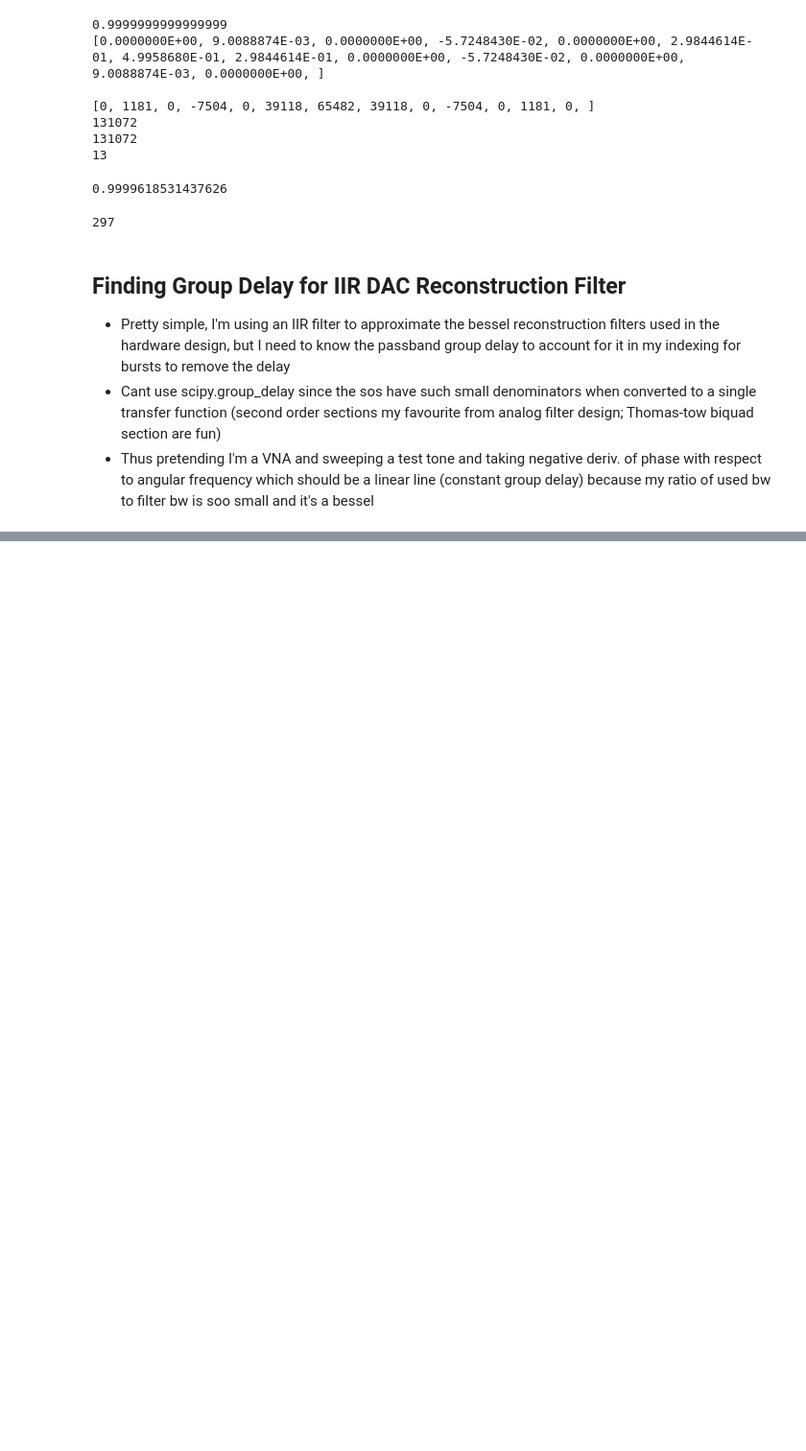
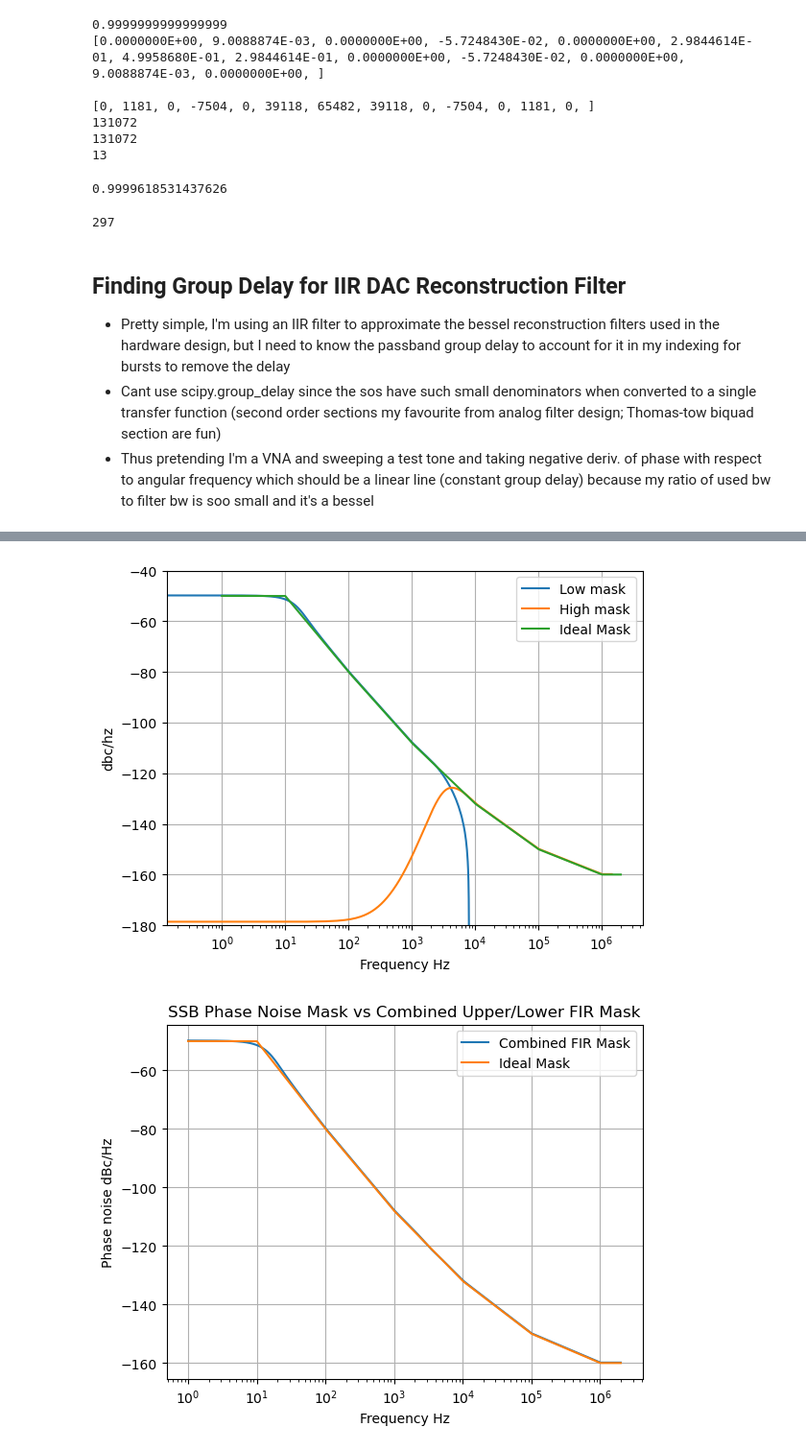
Before and after one commit to zachrjt/openTETRAphymac, a Jupyter notebook: software/tx_rrc_testing.ipynb, the cells around one changed output, grey strips where cells are left out. Shown at 96% size. Drawn from its saved outputs; the diff is of its cells as text; code cells hidden in the pictures; blank space fills up the shorter version.

```diff
--- a/software/tx_rrc_testing.ipynb
+++ b/software/tx_rrc_testing.ipynb
@@ -933,0 +944,4 @@ plt.grid()
+# %%
+ssb_mask ={"10 Hz": (10.0, -50), "100 Hz": (100.0, -80), "1 kHz": (1e3, -108), "10 kHz": (10e3, -132), "100 kHz": (100e3, -150), "1 MHz": (1e6, -160)}
+# units are in dBc/Hz, note that it is ssb noise
+Fs = 18_000 * 64 * 10 # simulation rate of openTETRAphymacZZ
@@ -933,0 +1047,63 @@ plt.grid()
+# %%
+# convert to psd's then perform interpolation to common grid to get error/summation plots
+global_fft_n = 2**18
+low_fs = Fs/150  # 90kHz
+low_n_h = 2**14  # 8192
+high_fs = Fs/4  # 2.304MHz
+high_n_h = 2**12  # 4096
+
+h_low, h_high = gen_phase_noise_mask_fir(ssb_mask, Fs, 150, 4, low_n_h=low_n_h, high_n_h=high_n_h)
+
+f_eval = np.logspace(np.log10(1), np.log10(2e6), global_fft_n)
+
+f_eval_low = np.fft.rfftfreq(global_fft_n, d=1/low_fs)
+H_low = np.fft.rfft(h_low, global_fft_n)
+S_low = np.abs(H_low)**2 / low_fs
+
+f_eval_high = np.fft.rfftfreq(global_fft_n, d=1/high_fs)
+H_high = np.fft.rfft(h_high, global_fft_n)
+S_high = np.abs(H_high)**2 / high_fs
+
+
+# interpolate
+S_low_interp = np.interp(f_eval, f_eval_low, S_low)
+S_high_interp = np.interp(f_eval, f_eval_high, S_high)
+S_total = S_low_interp + S_high_interp
+
+f_eval = np.logspace(np.log10(1), np.log10(2e6), global_fft_n)
+sorted_mask = list(sorted(ssb_mask.values(), key=lambda a: a[0]))
+mask_dbc = [y[1] for y in sorted_mask]
+mask_f = [x[0] for x in sorted_mask]
+PSD_target = loglog_interpolate(mask_f, mask_dbc, f_eval, 10.0)
+S_target = 2 * (10**(PSD_target/10))
+
+S_error = S_target/S_total
+
+plt.figure()
+plt.semilogx(f_eval_low, 10*np.log10((S_low/2)+1e-300), label="Low mask")
+plt.semilogx(f_eval_high, 10*np.log10((S_high/2)+1e-300), label="High mask")
+plt.semilogx(f_eval, PSD_target, label="Ideal Mask")
+plt.ylabel("dbc/hz")
+plt.xlabel("Frequency Hz")
+plt.ylim(-180, -40)
+plt.legend()
+plt.grid()
+
+plt.figure()
+plt.semilogx(f_eval, 10*np.log10((S_total/2) + 1e-300), label="Combined FIR Mask")
+plt.semilogx(f_eval, PSD_target, label="Ideal Mask")
+plt.title("SSB Phase Noise Mask vs Combined Upper/Lower FIR Mask")
+plt.ylabel("Phase noise dBc/Hz")
+plt.xlabel("Frequency Hz")
+plt.legend()
+plt.grid()
+
+plt.figure()
+plt.semilogx(f_eval, 10*np.log10((S_error) + 1e-300))
+plt.title("Error Plot of Ideal SSB Phase Noise PSD vs Combined FIR SSB Mask PSD")
+plt.ylabel("Error (dB)")
+plt.xlabel("Frequency Hz")
+plt.grid()
+# %% [output]
+[figure, added]
+[figure, added]
```
Also changed, not shown: parts of 25 cells of this notebook, 16 other files.
